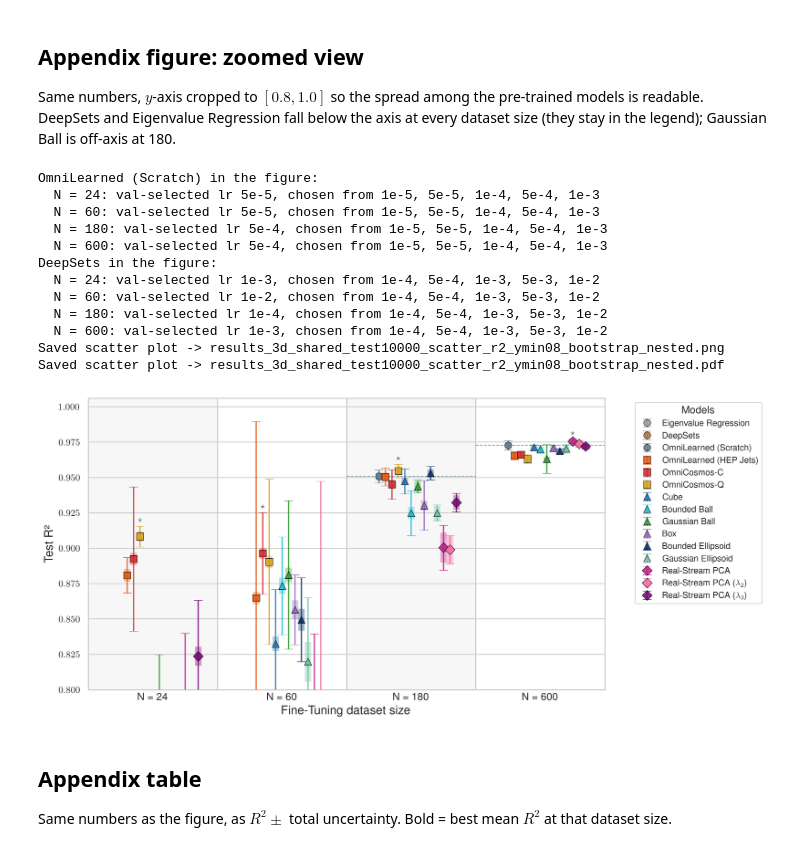
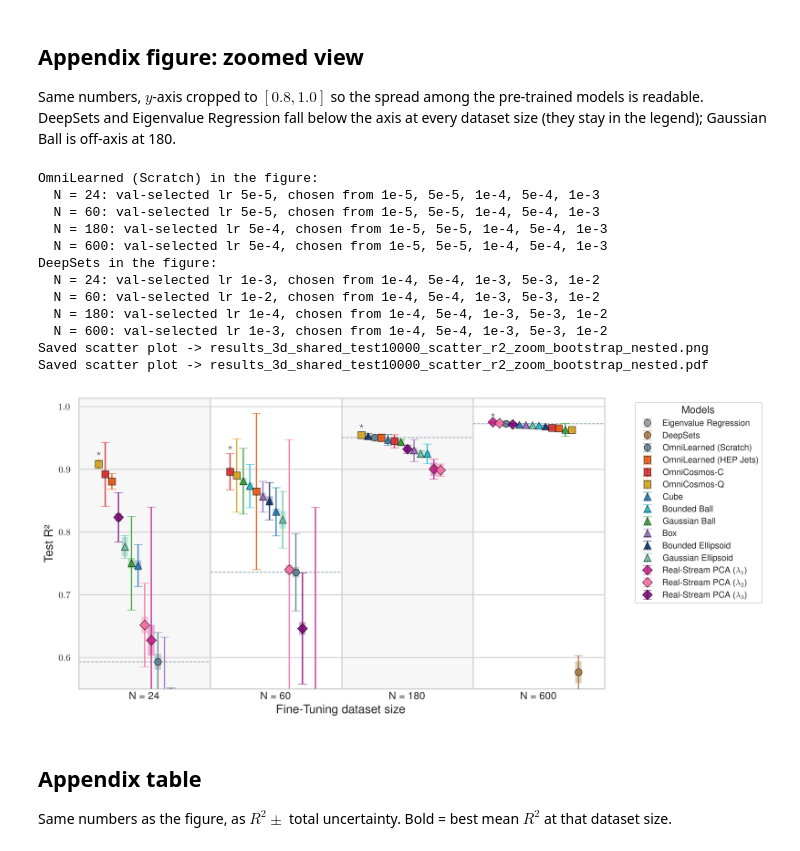
Before and after one commit to rushingfox/stellar-stream-transfer-learning, a Jupyter notebook: evaluation/reproduce_main_figure.ipynb, the cells around one changed output. Saved outputs shown, nothing was run; the diff lists cells and outputs as text; code cells hidden in the pictures.

Commit message:
Order each size's points by R^2 in the result figures; label PCA lambda1; zoom figure floor 0.55, renamed _zoom

```diff
--- a/evaluation/reproduce_main_figure.ipynb
+++ b/evaluation/reproduce_main_figure.ipynb
@@ -149,28 +149,26 @@ Same numbers, $y$-axis cropped to $[0.8, 1.0]$ so the spread among the pre-train
 models is readable. DeepSets and Eigenvalue Regression fall below the axis at every
 dataset size (they stay in the legend); Gaussian Ball is off-axis at 180.
 # %%
-# The "_ymin08" suffix keeps this from overwriting the main figure above.
-zoom_path = "results_3d_shared_test10000_scatter_r2_ymin08_bootstrap_nested.png"
+# The "_zoom" suffix keeps this from overwriting the main figure above.
+zoom_path = "results_3d_shared_test10000_scatter_r2_zoom_bootstrap_nested.png"
 
-# No save_latex here -- the table doesn't depend on the y-axis crop, so it is
-# written once, by the cell above (same as LATEX_TABLE=false for the shell script).
-build_table(model_list, save_scatter=zoom_path, r2_ymin=0.8, **common)
+build_table(model_list, save_scatter=zoom_path, r2_ymin=0.55, **common)
 
 Image(filename=zoom_path)
 # %% [output]
 OmniLearned (Scratch) in the figure:
   N = 24: val-selected lr 5e-5, chosen from 1e-5, 5e-5, 1e-4, 5e-4, 1e-3
   N = 60: val-selected lr 5e-5, chosen from 1e-5, 5e-5, 1e-4, 5e-4, 1e-3
   N = 180: val-selected lr 5e-4, chosen from 1e-5, 5e-5, 1e-4, 5e-4, 1e-3
   N = 600: val-selected lr 5e-4, chosen from 1e-5, 5e-5, 1e-4, 5e-4, 1e-3
 DeepSets in the figure:
   N = 24: val-selected lr 1e-3, chosen from 1e-4, 5e-4, 1e-3, 5e-3, 1e-2
   N = 60: val-selected lr 1e-2, chosen from 1e-4, 5e-4, 1e-3, 5e-3, 1e-2
   N = 180: val-selected lr 1e-4, chosen from 1e-4, 5e-4, 1e-3, 5e-3, 1e-2
   N = 600: val-selected lr 1e-3, chosen from 1e-4, 5e-4, 1e-3, 5e-3, 1e-2
-Saved scatter plot -> results_3d_shared_test10000_scatter_r2_ymin08_bootstrap_nested.png
-Saved scatter plot -> results_3d_shared_test10000_scatter_r2_ymin08_bootstrap_nested.pdf
+Saved scatter plot -> results_3d_shared_test10000_scatter_r2_zoom_bootstrap_nested.png
+Saved scatter plot -> results_3d_shared_test10000_scatter_r2_zoom_bootstrap_nested.pdf
-[figure, old version]
+[figure, new version]
 # %% [markdown]
 ## Appendix table
 
```
Also changed, not shown: parts of 2 cells of this notebook, 9 other files.
